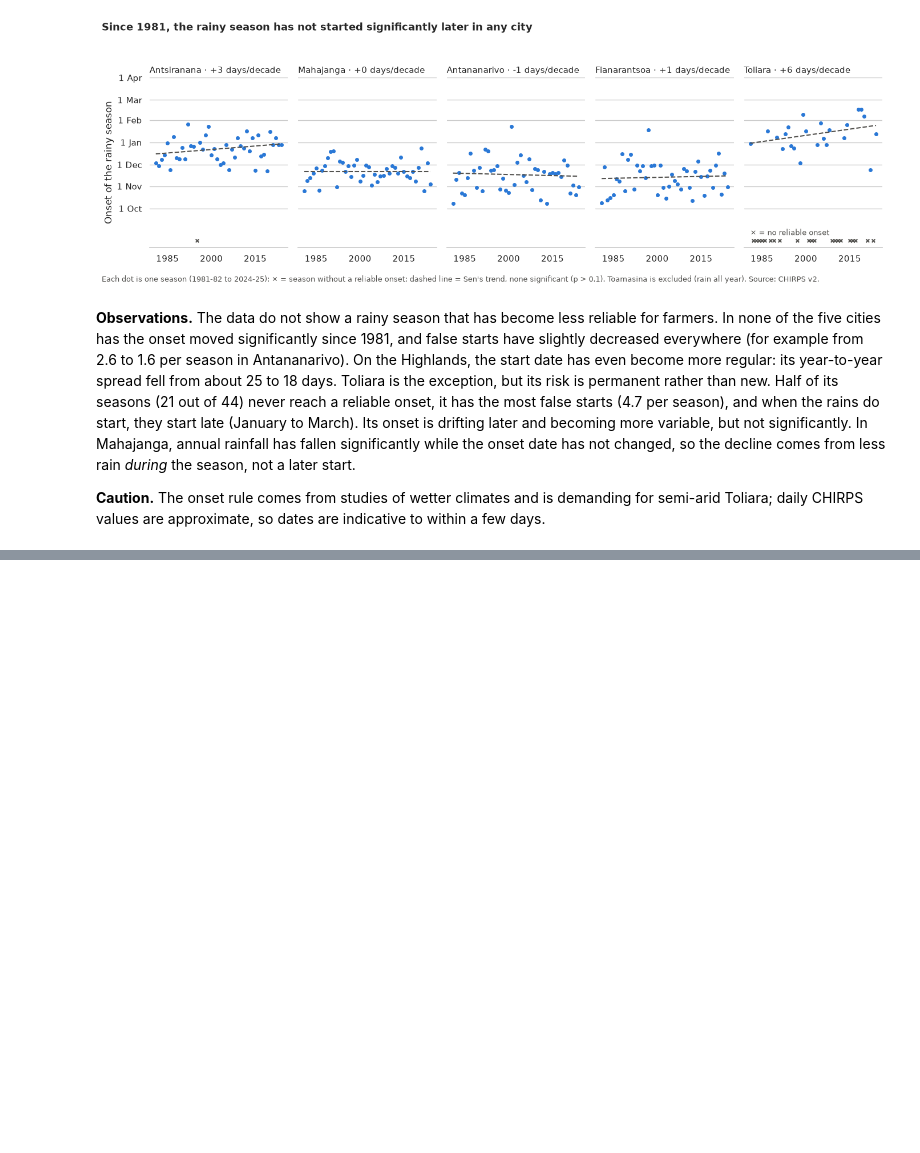
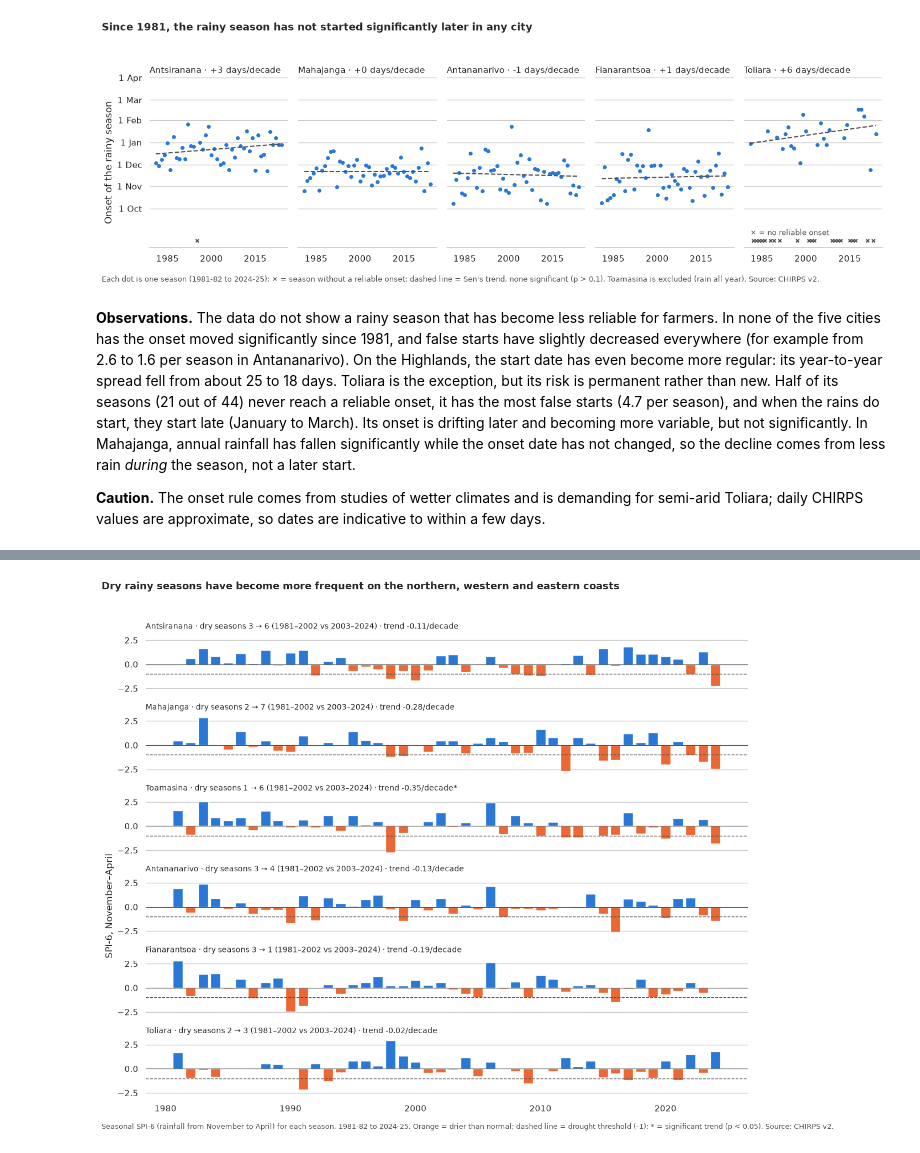
Before and after one commit to nirinaHelena/heather, a Jupyter notebook: notebooks/02_analysis.ipynb, the cells around one changed output, grey strips where cells are left out. Drawn from its saved outputs; the diff is of its cells as text; code cells hidden in the pictures; blank space fills up the shorter version.

Commit message:
Add drought analysis with seasonal SPI

```diff
--- a/notebooks/02_analysis.ipynb
+++ b/notebooks/02_analysis.ipynb
@@ -522,0 +634,28 @@ plt.show()
+# %%
+DRY_COLOR, WET_COLOR = "#eb6834", "#2a78d6"
+
+fig, axes = plt.subplots(len(CITY_ORDER), 1, figsize=(12, 10), sharex=True, sharey=True)
+
+for ax, city in zip(axes, CITY_ORDER):
+    s = season_spi[season_spi["city"] == city].dropna(subset=["spi6"])
+    ax.bar(s["season"], s["spi6"], color=np.where(s["spi6"] < 0, DRY_COLOR, WET_COLOR), width=0.8)
+    ax.axhline(0, color=NOTE_COLOR, linewidth=0.8)
+    ax.axhline(-1, color=NOTE_COLOR, linestyle="--", linewidth=1)
+    row = drought.loc[city]
+    star = "*" if row["p"] < 0.05 else ""
+    ax.set_title(f"{city.capitalize()} · dry seasons {row['dry_seasons_1981_2002']} → {row['dry_seasons_2003_2024']} "
+                 f"(1981–2002 vs 2003–2024) · trend {row['spi6_trend_per_decade']:+.2f}/decade{star}",
+                 loc="left", fontsize=10)
+    sns.despine(ax=ax, left=True, bottom=True)
+
+axes[len(axes) // 2].set_ylabel("SPI-6, November–April")
+fig.suptitle("Dry rainy seasons have become more frequent on the northern, western and eastern coasts",
+             x=0.01, ha="left", fontsize=13, fontweight="bold")
+fig.text(0.01, -0.01, "Seasonal SPI-6 (rainfall from November to April) for each season, 1981-82 to 2024-25. Orange = drier than normal; "
+         "dashed line = drought threshold (-1); * = significant trend (p < 0.05). Source: CHIRPS v2.",
+         fontsize=9, color=NOTE_COLOR)
+fig.tight_layout(rect=[0, 0, 1, 0.96])
+fig.savefig(FIG_DIR / "05_drought_spi.png", dpi=200, bbox_inches="tight")
+plt.show()
+# %% [output]
+[figure, added]
```
Also changed, not shown: parts of 6 cells of this notebook, 1 other file.
